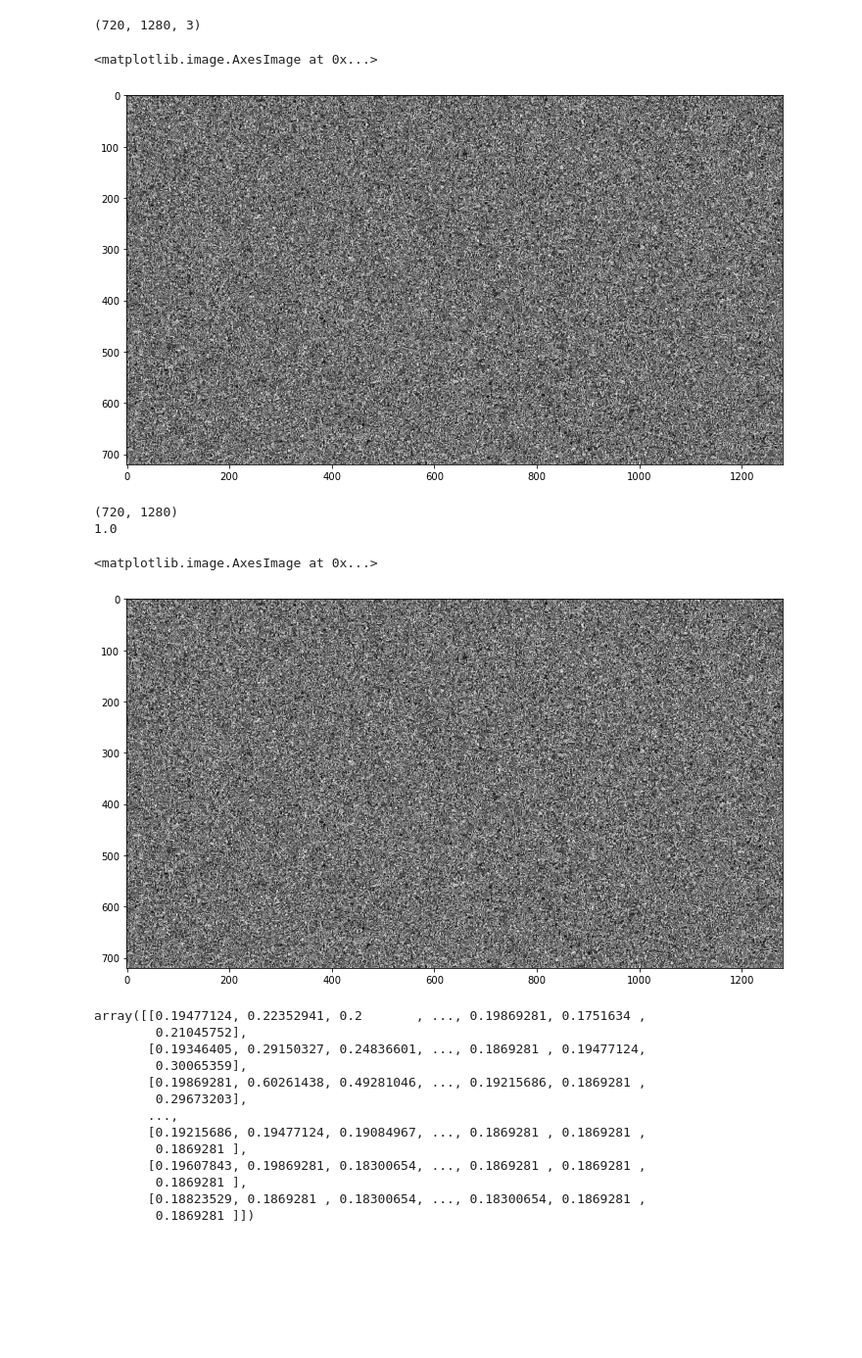
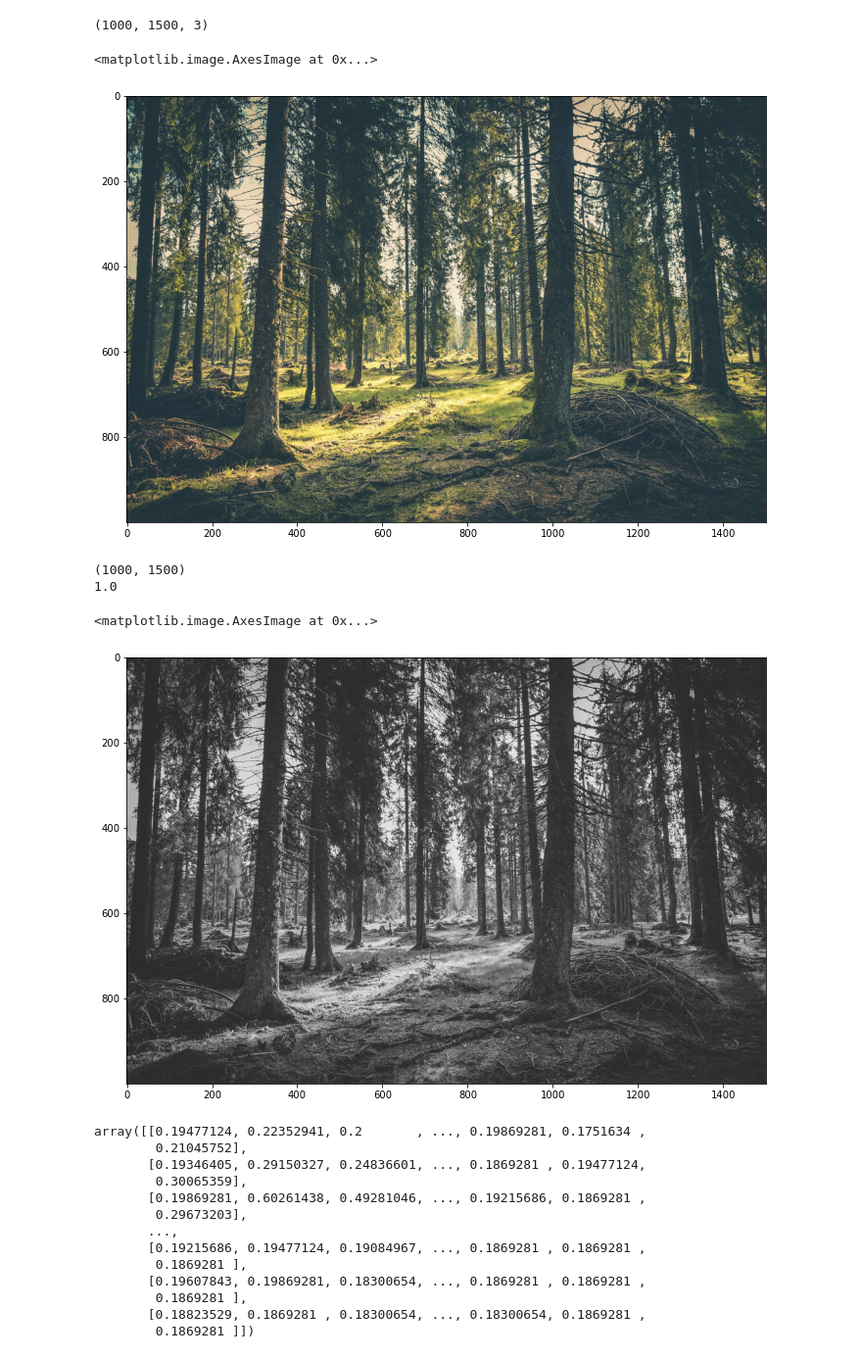
Before and after one commit to IonatanPerez/Cursos_DHDS_CN13, a Jupyter notebook: Clases/C45 - PCA/Ejemplo.ipynb, the cells around one changed output. Shown at 98% size. Drawn from its saved outputs; the diff is of its cells as text; code cells hidden in the pictures; blank space fills up the shorter version.

```diff
--- a/Clases/C45 - PCA/Ejemplo.ipynb
+++ b/Clases/C45 - PCA/Ejemplo.ipynb
@@ -1,18 +1,18 @@
 # %%
 import numpy as np
 from matplotlib.image import imread
 import matplotlib.pyplot as plt
 
-image_raw = imread("noise.jpg")
+image_raw = imread("Image_reduced.jpg")
 print(image_raw.shape)
 
 # Displaying the image
 plt.figure(figsize=[12,8])
 plt.imshow(image_raw)
 # %% [output]
-(720, 1280, 3)
+(1000, 1500, 3)
 <matplotlib.image.AxesImage at 0x...>
-[figure, old version]
+[figure, new version]
 # %%
 image_sum = image_raw.sum(axis=2)
 print(image_sum.shape)
@@ -23,10 +23,10 @@ print(image_bw.max())
 plt.figure(figsize=[12,8])
 plt.imshow(image_bw, cmap=plt.cm.gray)
 # %% [output]
-(720, 1280)
+(1000, 1500)
 1.0
 <matplotlib.image.AxesImage at 0x...>
-[figure, old version]
+[figure, new version]
 # %%
 image_bw
 # %% [output]
```
Also changed, not shown: parts of 4 cells of this notebook, 13 other files.
